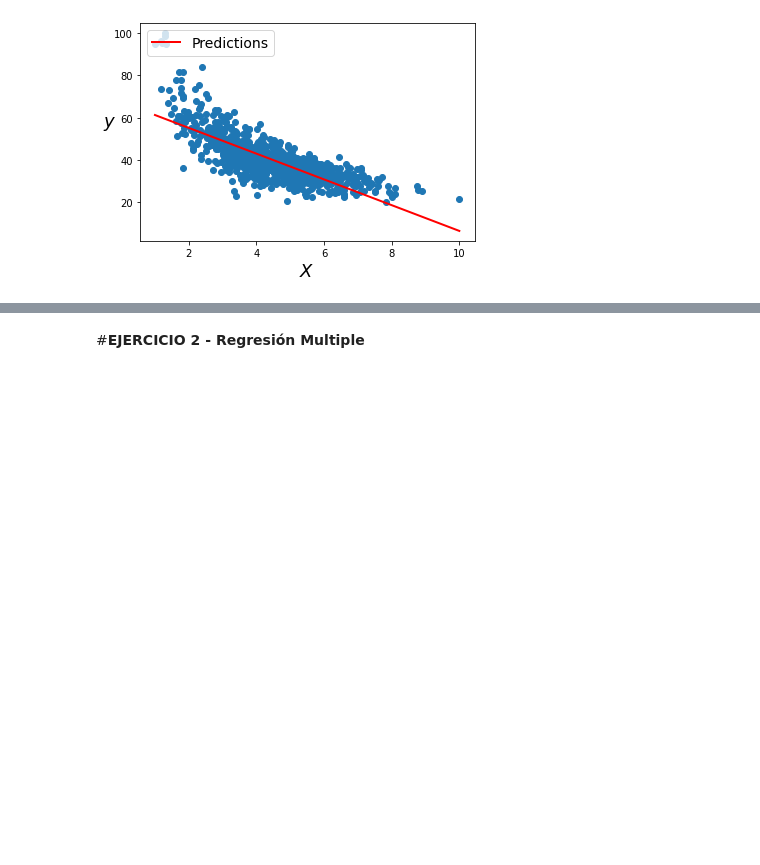
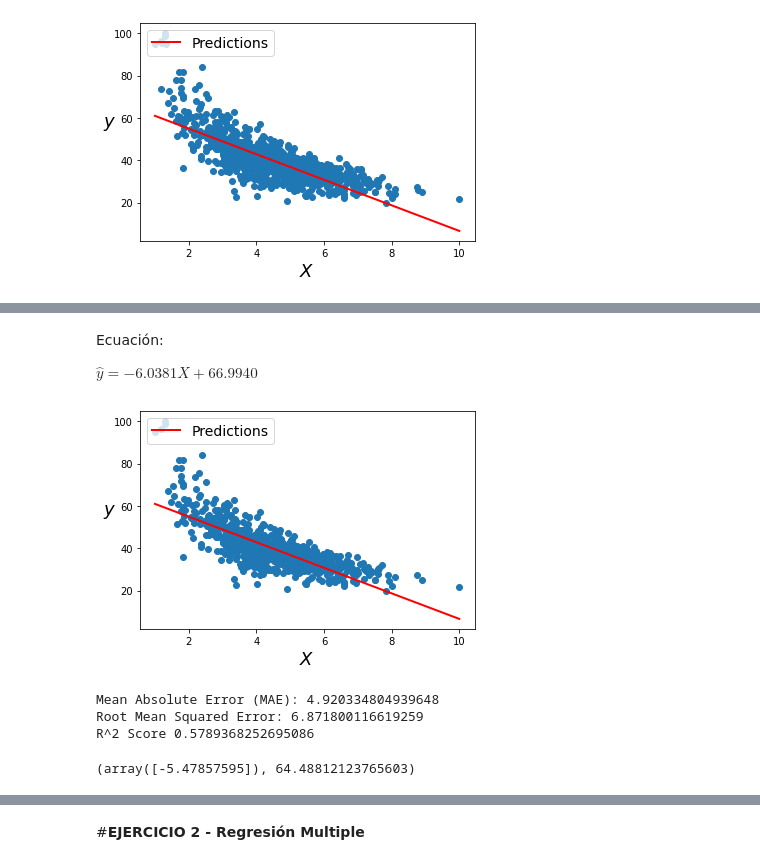
Before and after one commit to PosgradoMNA/actividades-de-aprendizaje-DGarcia-A01086411, a Jupyter notebook: Actividad_Semana_8_7_Regresiones.ipynb, the cells around one changed output, grey strips where cells are left out. Saved outputs shown, nothing was run; the diff lists cells and outputs as text; code cells hidden in the pictures; blank space fills up the shorter version.

```diff
--- a/Actividad_Semana_8_7_Regresiones.ipynb
+++ b/Actividad_Semana_8_7_Regresiones.ipynb
@@ -71,7 +73,7 @@ plt.plot(X,Y,'b.')
 # %%
 #Dividir los datos de costos de manufactura
 from sklearn.model_selection import train_test_split
-x_train, x_test, y_train, y_test = train_test_split(X, Y, test_size=0.10, random_state=1)
+x_train, x_test, y_train, y_test = train_test_split(X, Y, test_size=0.20, random_state=1)
 print("number of test samples :", x_test.shape[0])
 print("number of training samples:",x_train.shape[0])
 # %% [output]
@@ -114,0 +169,29 @@ NameError: ignored
+# %% [markdown]
+Ecuación:
+
+$\hat{y} = -6.0381X + 66.9940$
+# %%
+#Visualizar prediccion
+x_fit = np.linspace(1, 10, 100)
+y_fit = Ridge_regr.predict(x_fit[:, np.newaxis])
+
+plt.scatter(x_train, y_train)
+plt.plot(x_fit, y_fit, "r-", linewidth=2, label="Predictions")
+plt.xlabel("$X$", fontsize=18)
+plt.ylabel("$y$", rotation=0, fontsize=18)
+plt.legend(loc="upper left", fontsize=14);
+# %% [output]
+[figure, added]
+# %%
+#MAE, R^2 Error, R^2 Score
+yhat = Ridge_regr.predict(X)
+MAE = metrics.mean_absolute_error(Y, yhat)
+RMSE = np.sqrt(metrics.mean_squared_error(Y, yhat))
+R2 =  r2_score(Y, yhat)
+print('Mean Absolute Error (MAE):', MAE)
+print('Root Mean Squared Error:', RMSE )
+print('R^2 Score', R2)
+# %% [output]
+Mean Absolute Error (MAE): 4.920334804939648
+Root Mean Squared Error: 6.871800116619259
+R^2 Score 0.5789368252695086
@@ -114,0 +200,8 @@ NameError: ignored
+# %%
+from sklearn.linear_model import Lasso
+Lasso_regr = Lasso(fit_intercept=True)
+Lasso_regr.fit(x_train, y_train)
+y_new = Lasso_regr.predict(x_test)
+Lasso_regr.coef_, Lasso_regr.intercept_
+# %% [output]
+(array([-5.47857595]), 64.48812123765603)
```
Also changed, not shown: parts of 20 cells of this notebook.
